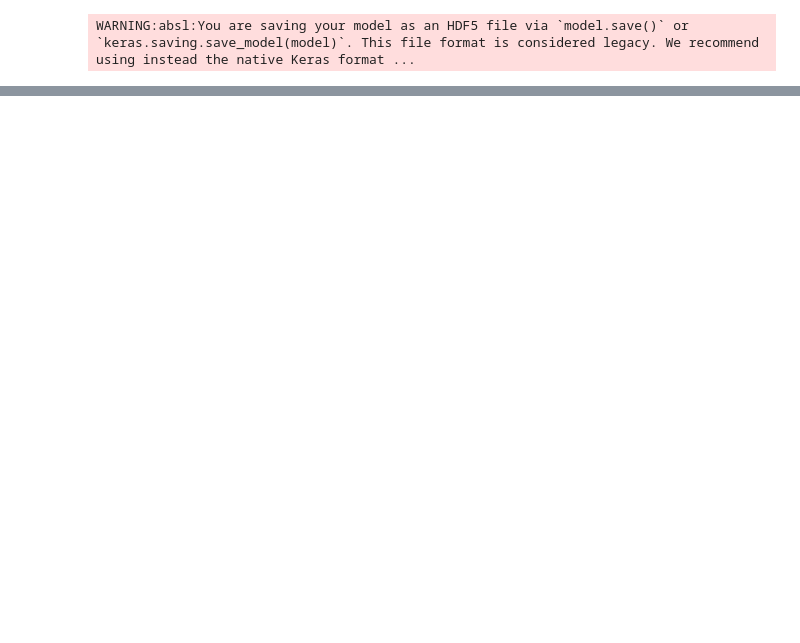
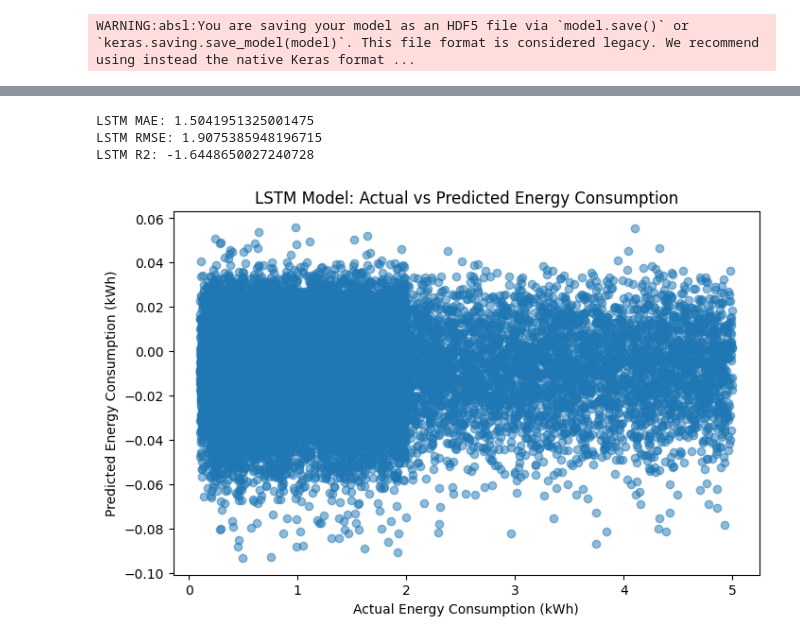
Before and after one commit to JayeshPatil1234/Smart-Energy-Consumption-Analysis-and-Prediction-using-Machine-Learning-with-Device-Level-Insights, a Jupyter notebook: notebooks/lstm_energy_forecasting.ipynb, the cells around one changed output, grey strips where cells are left out. Cells and saved outputs as stored; diff of their text form; code cells hidden in the pictures; blank space fills up the shorter version.

```diff
--- a/notebooks/lstm_energy_forecasting.ipynb
+++ b/notebooks/lstm_energy_forecasting.ipynb
@@ -115,0 +126,3 @@ WARNING:absl:You are saving your model as an HDF5 file via `model.save()` or `ke
+# %%
+# Week 6 Work
+y_pred = model.predict(X_test)
@@ -115,0 +131,29 @@ WARNING:absl:You are saving your model as an HDF5 file via `model.save()` or `ke
+# %%
+y_test_inv = scaler.inverse_transform(y_test)
+y_pred_inv = scaler.inverse_transform(y_pred)
+# %%
+from sklearn.metrics import mean_absolute_error, mean_squared_error, r2_score
+import numpy as np
+
+mae = mean_absolute_error(y_test_inv, y_pred_inv)
+rmse = np.sqrt(mean_squared_error(y_test_inv, y_pred_inv))
+r2 = r2_score(y_test_inv, y_pred_inv)
+
+print("LSTM MAE:", mae)
+print("LSTM RMSE:", rmse)
+print("LSTM R2:", r2)
+# %% [output]
+LSTM MAE: 1.5041951325001475
+LSTM RMSE: 1.9075385948196715
+LSTM R2: -1.6448650027240728
+# %%
+import matplotlib.pyplot as plt
+
+plt.figure(figsize=(8,5))
+plt.scatter(y_test_inv, y_pred_inv, alpha=0.5)
+plt.xlabel("Actual Energy Consumption (kWh)")
+plt.ylabel("Predicted Energy Consumption (kWh)")
+plt.title("LSTM Model: Actual vs Predicted Energy Consumption")
+plt.show()
+# %% [output]
+[figure, added]
```
Also changed, not shown: parts of 6 cells of this notebook.
